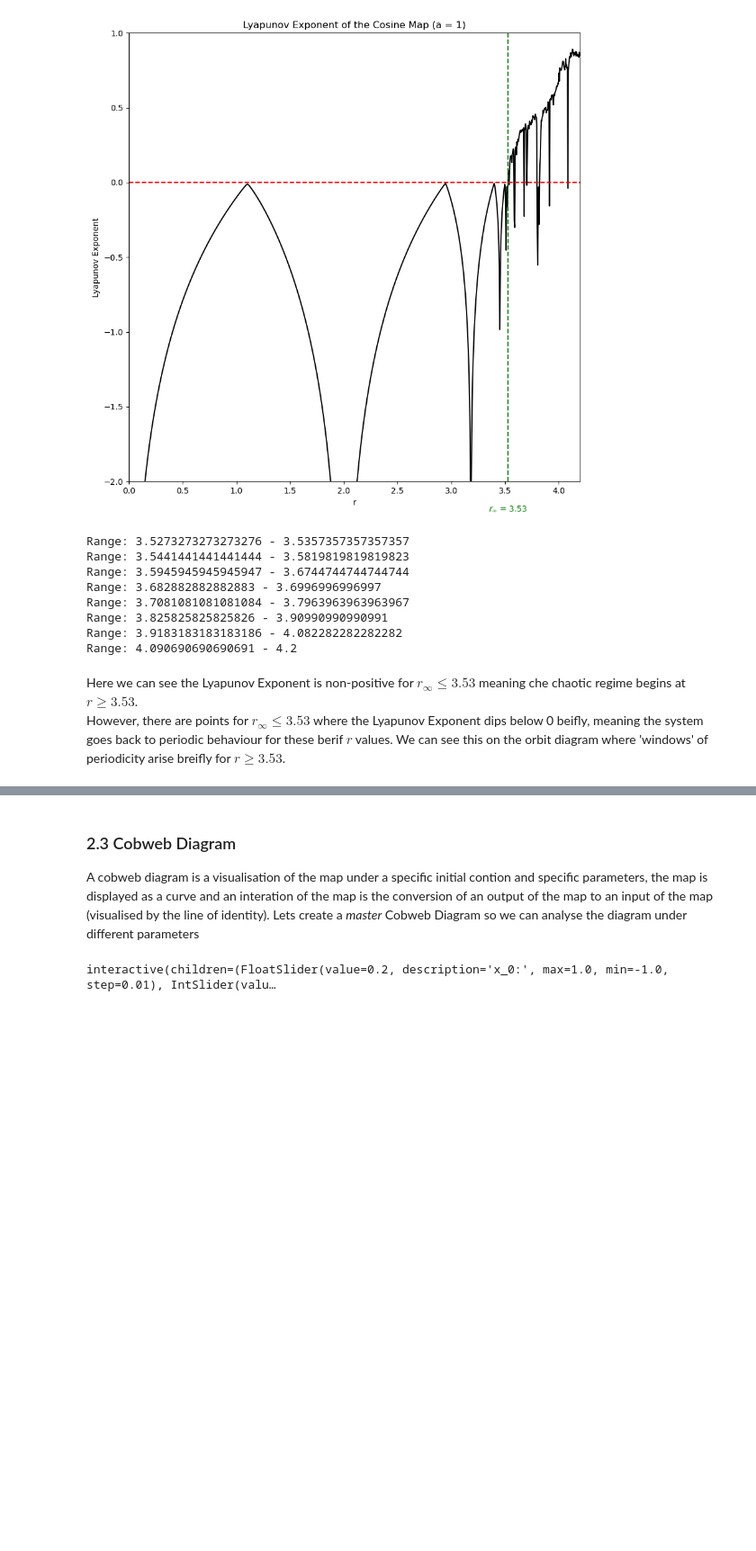
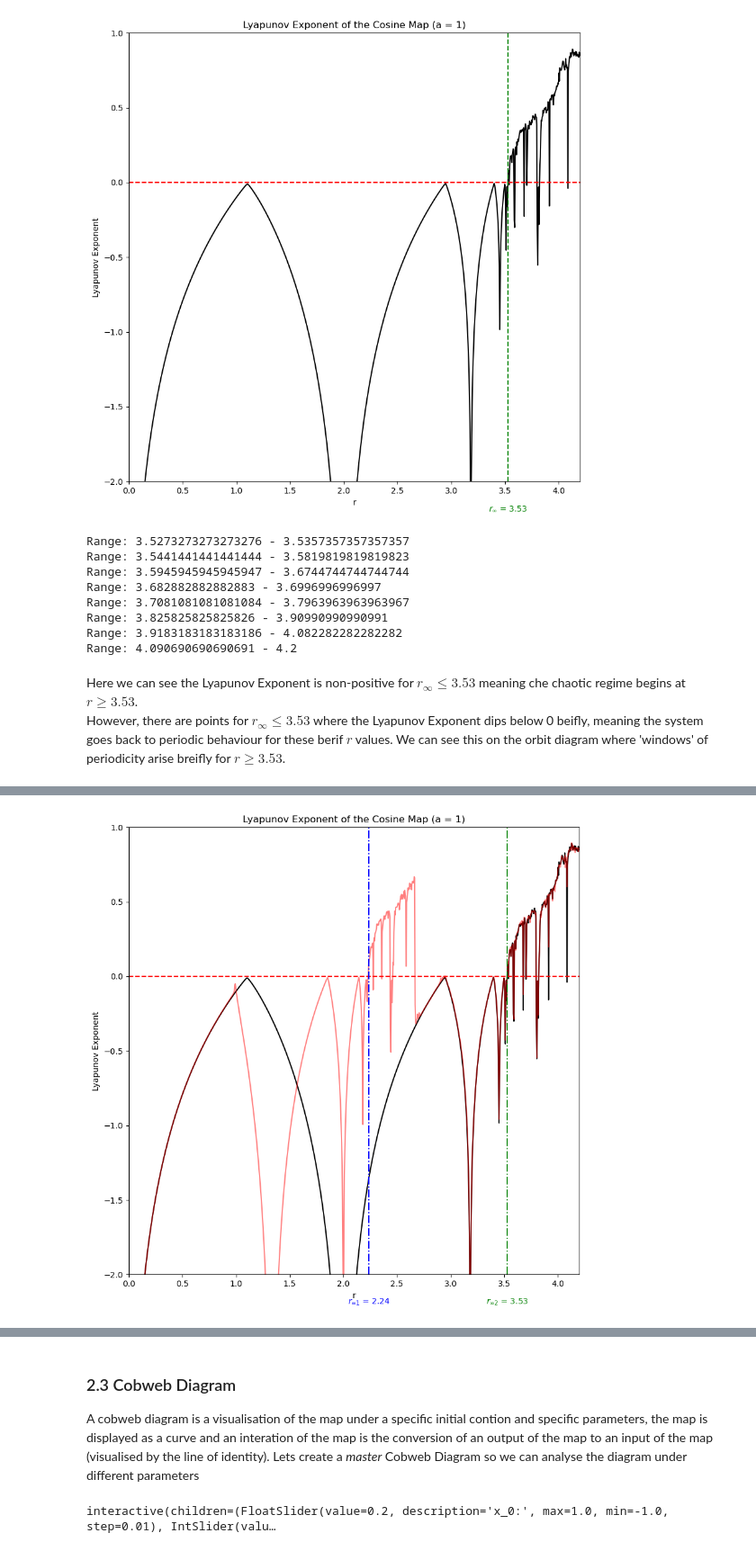
Before and after one commit to lainemulvay/Chaos-in-the-Cosine-Map, a Jupyter notebook: Assingment Notebook.ipynb, the cells around one changed output, grey strips where cells are left out. Shown at 90% size. Cells and saved outputs as stored; diff of their text form; code cells hidden in the pictures; blank space fills up the shorter version.

```diff
--- a/Assingment Notebook.ipynb
+++ b/Assingment Notebook.ipynb
@@ -477,0 +532,92 @@ Combing this with the last graph. We can see that $r_n$'s asymptotically approac
+# %%
+import numpy as np
+import matplotlib.pyplot as plt
+
+# Cosine map function with a=1
+def cosine_map(x, r):
+    return (r/4) * (2 * np.cos((2*np.pi/3)*(x-0.5)) - 1)
+
+def cosine_map_derivative(x, r):
+    return (-r*np.pi/3) * (np.sin((2*np.pi/3)*(x-0.5)))
+
+# Parameters
+r_values = np.linspace(0, 4.2, 1000)  # Range of r values
+iterations = 1000  # Number of iterations
+lyapunov_exponents_pos = np.zeros_like(r_values)
+lyapunov_exponents_neg = np.zeros_like(r_values)
+
+for i, r in enumerate(r_values):
+    x_pos = 0.5  # Positive initial condition
+    x_neg = -0.5  # Negative initial condition
+    sum_lyapunov_pos = 0
+    sum_lyapunov_neg = 0
+    for _ in range(iterations):
+        x_pos = cosine_map(x_pos, r)
+        x_neg = cosine_map(x_neg, r)
+        sum_lyapunov_pos += np.log(np.abs(cosine_map_derivative(x_pos, r)))
+        sum_lyapunov_neg += np.log(np.abs(cosine_map_derivative(x_neg, r)))
+    lyapunov_exponents_pos[i] = sum_lyapunov_pos / iterations
+    lyapunov_exponents_neg[i] = sum_lyapunov_neg / iterations
+
+# Plotting the Lyapunov exponent
+plt.figure(figsize=(10, 10))
+plt.plot(r_values, lyapunov_exponents_pos, '-k')
+plt.plot(r_values, lyapunov_exponents_neg, '-r', alpha=0.5)
+plt.axhline(0, color='r', linestyle='--')
+
+# Initialize variables
+start_pos = None
+start_neg = None
+ranges_pos = []
+ranges_neg = []
+
+# Iterate over Lyapunov exponents
+for i, le_pos in enumerate(lyapunov_exponents_pos):
+    if le_pos > 0:
+        if start_pos is None:
+            start_pos = r_values[i]
+    else:
+        if start_pos is not None:
+            ranges_pos.append((start_pos, r_values[i-1]))
+            start_pos = None
+
+for i, le_neg in enumerate(lyapunov_exponents_neg):
+    if le_neg > 0:
+        if start_neg is None:
+            start_neg = r_values[i]
+    else:
+        if start_neg is not None:
+            ranges_neg.append((start_neg, r_values[i-1]))
+            start_neg = None
+
+# Add last range if it ended at the last value
+if start_pos is not None:
+    ranges_pos.append((start_pos, r_values[-1]))
+if start_neg is not None:
+    ranges_neg.append((start_neg, r_values[-1]))
+
+# Calculate the minimum of the ranges
+r_infinity_pos = min(r[0] for r in ranges_pos)
+r_infinity_neg = min(r[0] for r in ranges_neg)
+
+# Plot the lines
+plt.axvline(x=r_infinity_pos, color='g', linestyle='-.')  # Dash-dot line
+plt.text(r_infinity_pos, -2.2, r"$r_{\infty 2}$ = " + f"{round(r_infinity_pos, 2)}", color='g', ha='center')
+
+plt.axvline(x=r_infinity_neg, color=(0, 0, 1), linestyle='-.')  # Dash-dot line
+plt.text(r_infinity_neg, -2.2, r"$r_{\infty 1}$ = " + f"{round(r_infinity_neg, 2)}", color=(0, 0, 1), ha='center')
+
+plt.xlim(0, 4.2)
+plt.ylim(-2, 1)
+plt.xlabel('r')
+plt.ylabel('Lyapunov Exponent')
+plt.title('Lyapunov Exponent of the Cosine Map (a = 1)')
+plt.show()
+
+# Print ranges
+for r in ranges_pos:
+    print(f"Range for x_pos: {r[0]} - {r[1]}")
+for r in ranges_neg:
+    print(f"Range for x_neg: {r[0]} - {r[1]}")
+# %% [output]
+[figure, added]
```
Also changed, not shown: parts of 8 cells of this notebook.
